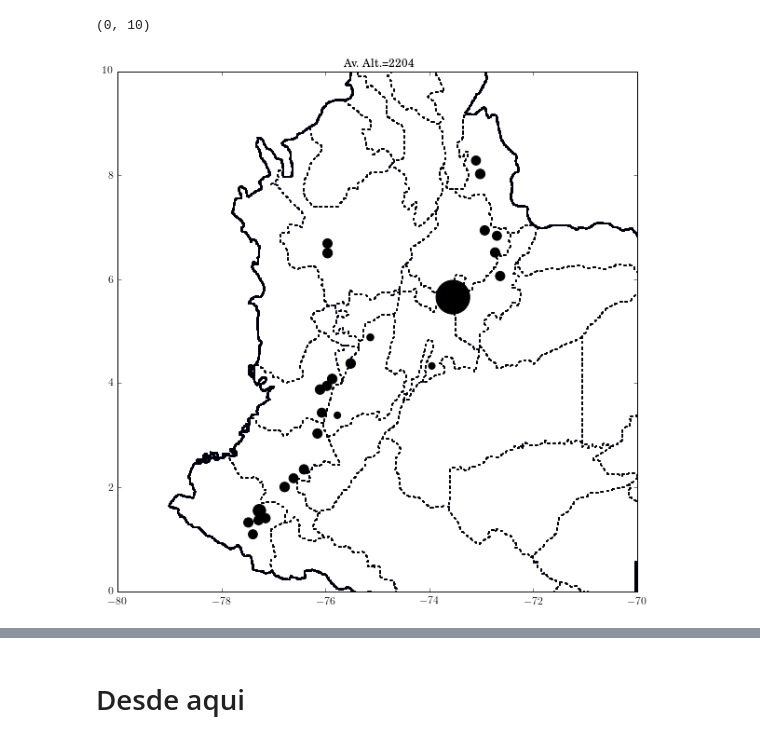
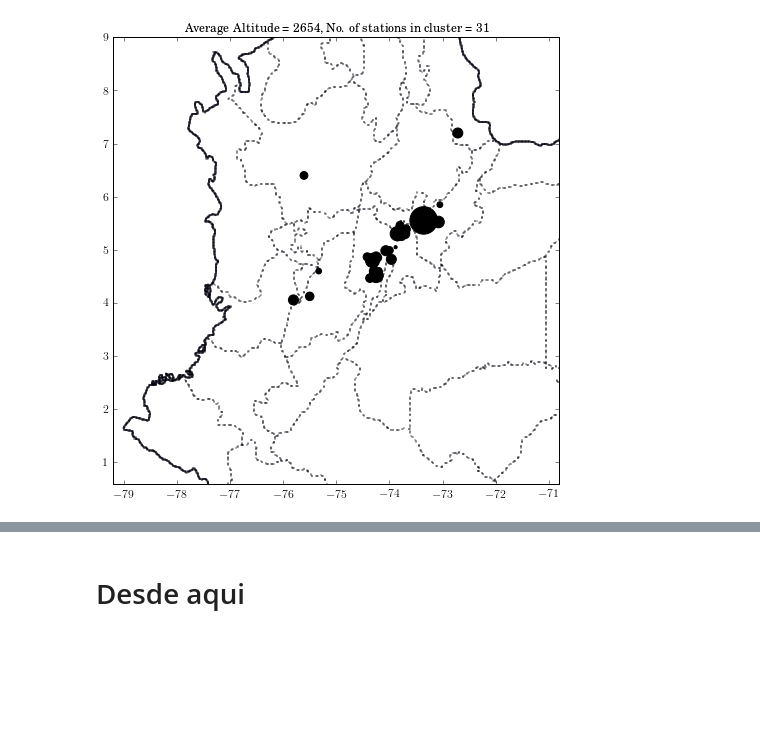
Before and after one commit to saint-germain/ideam, a Jupyter notebook: PCA-IDEAM-WC.ipynb, the cells around one changed output, grey strips where cells are left out. Saved outputs shown, nothing was run; the diff lists cells and outputs as text; code cells hidden in the pictures; blank space fills up the shorter version.

```diff
--- a/PCA-IDEAM-WC.ipynb
+++ b/PCA-IDEAM-WC.ipynb
@@ -646,7 +531,0 @@ def altprob(alt,filter):
-# %%
-# Si queremos P(h|T0,1) continuas, si no ignorar
-proh[:,0]=altprob(listam[:,4],listam[:,0]==0)
-proh[:,1]=altprob(listam[:,4],listam[:,0]==1)
-# Si queremos P(h) continua, si no ignorar
-filter=np.isfinite(EST[:,4])
-prohabs=altprob(EST[:,4],filter)
@@ -800,21 +681,0 @@ plt.colorbar()
-# %%
-plt.figure(figsize=(10,10))
-filter=(listcomp[:,7]==0)
-plt.scatter(-listcomp[:,3][filter],-listcomp[:,4][filter],c='k',s=100)
-filter=(listcomp[:,7]==1)
-plt.scatter(-listcomp[:,3][filter],-listcomp[:,4][filter],c='r',s=100)
-filter=(listcomp[:,7]==2)
-plt.scatter(-listcomp[:,3][filter],-listcomp[:,4][filter],c='b',s=100)
-filter=(listcomp[:,7]==3)
-plt.scatter(-listcomp[:,3][filter],-listcomp[:,4][filter],c='y',s=100)
-filter=(listcomp[:,7]==4)
-plt.scatter(-listcomp[:,3][filter],-listcomp[:,4][filter],c='g',s=100)
-filter=(listcomp[:,7]==5)
-plt.scatter(-listcomp[:,3][filter],-listcomp[:,4][filter],c='c',s=100)
-filter=(listcomp[:,7]==6)
-plt.scatter(-listcomp[:,3][filter],-listcomp[:,4][filter],c='m',s=100)
-plt.scatter(colvec[:,0],colvec[:,1],s=1)
-plt.scatter(np.array([-73.06]),np.array([6.3211484]),s=100,c='c')
-#plt.colorbar()
-plt.xlim(-80,-70)
-plt.ylim(0,10)
@@ -824,15 +682,15 @@ plt.ylim(0,10)
 # %%
-plt.figure(figsize=(10,10))
+for i in range(len(np.unique(cluster_label_alt))):
+    plt.figure(figsize=(8,8))
 
-filter=(listcomp[:,6]==0)
-plt.scatter(-listcomp[:,3][filter],-listcomp[:,4][filter],c='k',s=listcomp[:,0][filter]*5)
+    filter=(listcomp[:,7]==i)
+    plt.scatter(-listcomp[:,3][filter],-listcomp[:,4][filter],c='k',s=listcomp[:,0][filter])
 
-plt.scatter(colvec[:,0],colvec[:,1],s=1)
-plt.title('Av. Alt.=%i' % listcomp[:,5][filter].mean())
+    plt.scatter(colvec[:,0],colvec[:,1],s=0.1)
+    plt.title('Average Altitude = %i, No. of stations in cluster = %i' % (listcomp[:,5][filter].mean(),filter.sum()))
 
-#plt.colorbar()
-plt.xlim(-80,-70)
-plt.ylim(0,10)
+    #plt.colorbar()
+    plt.axis('equal')
+    plt.axis([-78,-72,0.6,9])
 # %% [output]
-(0, 10)
-[figure, old version]
+[figure, new version]
```
Also changed, not shown: parts of 43 cells of this notebook, 1 other file.
